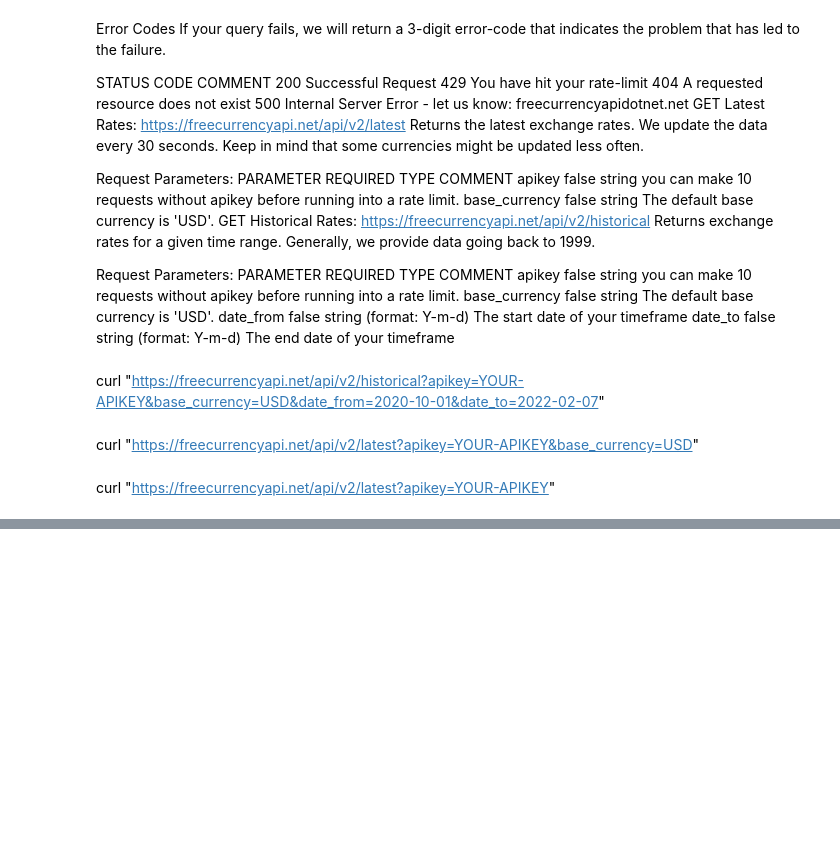
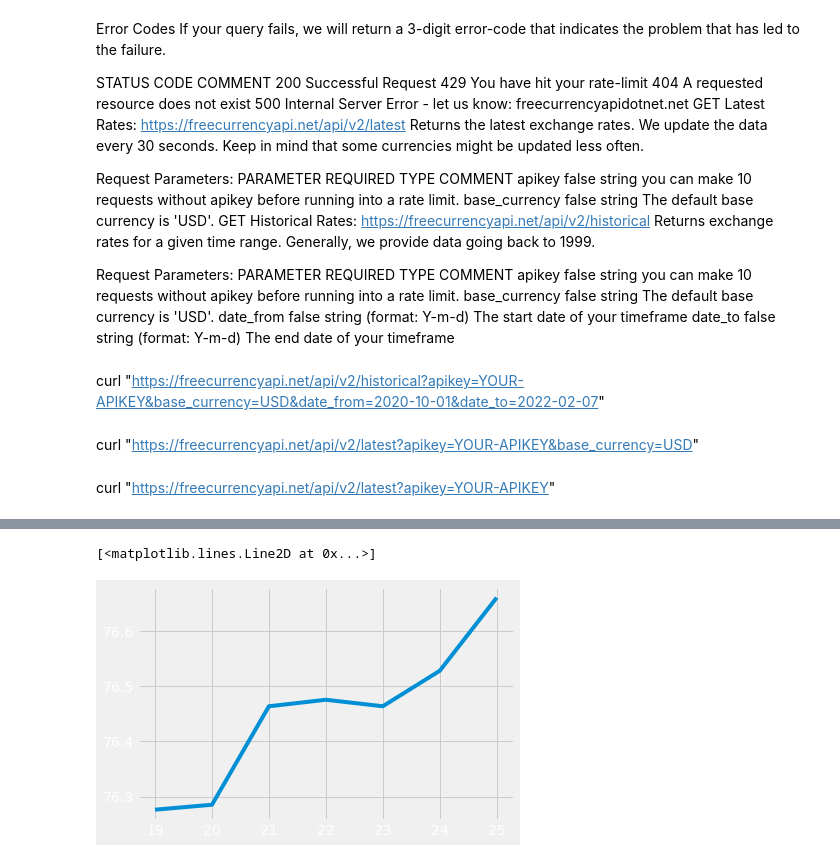
Before and after one commit to KrishnarajT/Currency-Converter, a Jupyter notebook: Currency_Exchange_API.ipynb, the cells around one changed output, grey strips where cells are left out. Saved outputs shown, nothing was run; the diff lists cells and outputs as text; code cells hidden in the pictures; blank space fills up the shorter version.

Commit message:
added graphs, api is working

```diff
--- a/Currency_Exchange_API.ipynb
+++ b/Currency_Exchange_API.ipynb
@@ -84,0 +186,8 @@ curl "https://freecurrencyapi.net/api/v2/latest?apikey=YOUR-APIKEY"
+# %%
+with open('data.json', 'w') as f:
+    f.write(r.text)
+data = pd.read_json('data.json')
+
+data.drop(columns =
+            ['success', 'timestamp', 'historical', 'base']
+        )
@@ -84,0 +298,2 @@ curl "https://freecurrencyapi.net/api/v2/latest?apikey=YOUR-APIKEY"
+# %%
+currency_database.sort_index(inplace = True)
@@ -84,0 +365,17 @@ curl "https://freecurrencyapi.net/api/v2/latest?apikey=YOUR-APIKEY"
+# %%
+def convert_currency(cur1, cur2, database):
+    """
+    Arguements: cur1 and cur2 in symbolic format
+    database that only has all symbols and values for one date.
+    Returns: how many cur2 is 1 cur1
+    """
+
+
+    # these are values from EUR to the respective currencies
+    base_cur1_value = database.loc[cur1]['rates'] # Say INR for eg
+    base_cur2_value = database.loc[cur2]['rates'] # Say QAR for eg
+
+    # this is how much QAR is 1 INR
+    # or how much cur2 is 1 cur1
+    converted_val = (1/base_cur1_value) * base_cur2_value
+    return converted_val
@@ -84,0 +393,10 @@ curl "https://freecurrencyapi.net/api/v2/latest?apikey=YOUR-APIKEY"
+# %%
+weekly_data = []
+weekly_date = []
+date = date.today()
+time_delta_date = timedelta(days = -1)
+for i in range(7):
+    latest_currency_database = currency_database[currency_database['date'] == date.isoformat()]
+    date = date + time_delta_date
+    weekly_data.append(convert_currency('USD', 'INR', latest_currency_database))
+    weekly_date.append(date.day)
@@ -84,0 +413,5 @@ curl "https://freecurrencyapi.net/api/v2/latest?apikey=YOUR-APIKEY"
+# %%
+plt.plot(weekly_date, weekly_data)
+# %% [output]
+[<matplotlib.lines.Line2D at 0x...>]
+[figure, added]
```
Also changed, not shown: parts of 42 cells of this notebook, 15 other files.
